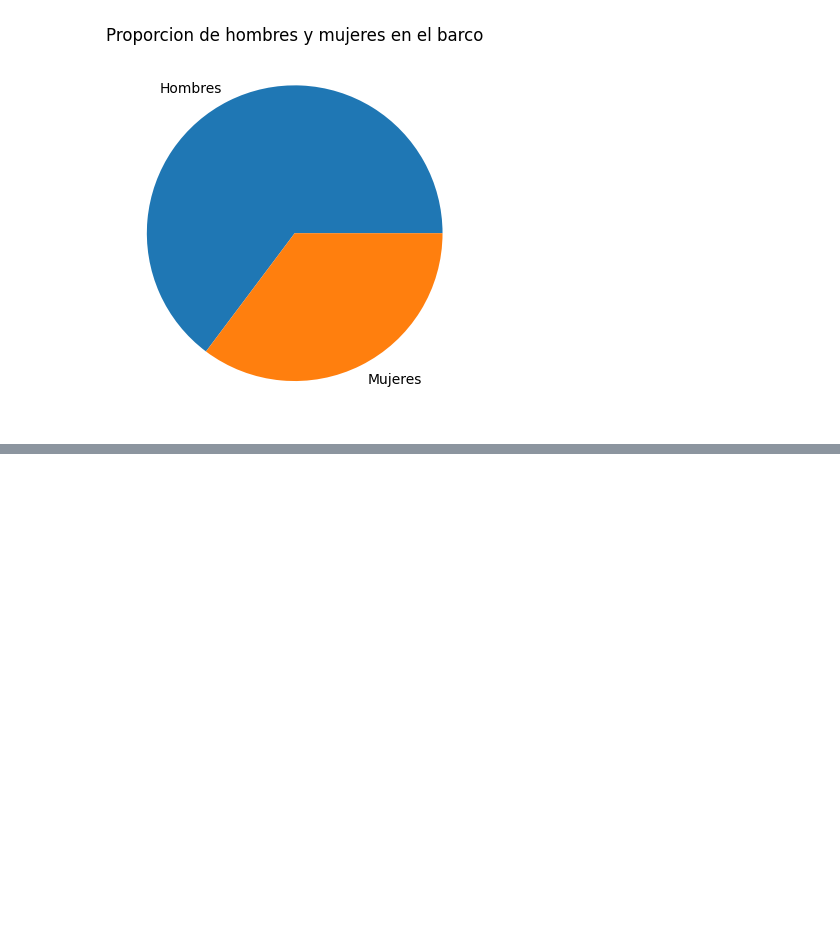
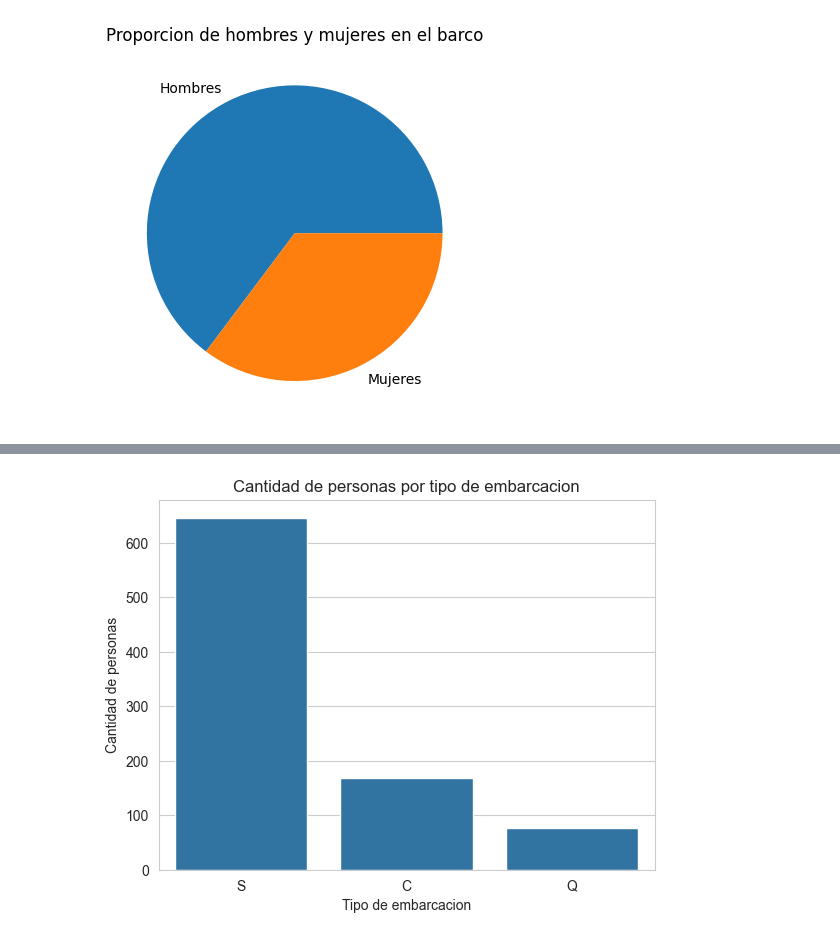
Before and after one commit to Alejo-P/Analisis-de-datos, a Jupyter notebook: Repaso2/Repaso.ipynb, the cells around one changed output, grey strips where cells are left out. Drawn from its saved outputs; the diff is of its cells as text; code cells hidden in the pictures; blank space fills up the shorter version.

```diff
--- a/Repaso2/Repaso.ipynb
+++ b/Repaso2/Repaso.ipynb
@@ -145,0 +146,10 @@ plt.show()
+# %%
+Abordaje=datos["Embarked"].value_counts()
+sns.set_style(style="whitegrid")
+sns.barplot(data=Abordaje)
+plt.ylabel("Cantidad de personas")
+plt.xlabel("Tipo de embarcacion")
+plt.title("Cantidad de personas por tipo de embarcacion")
+plt.show()
+# %% [output]
+[figure, added]
```
Also changed, not shown: parts of 3 cells of this notebook.
